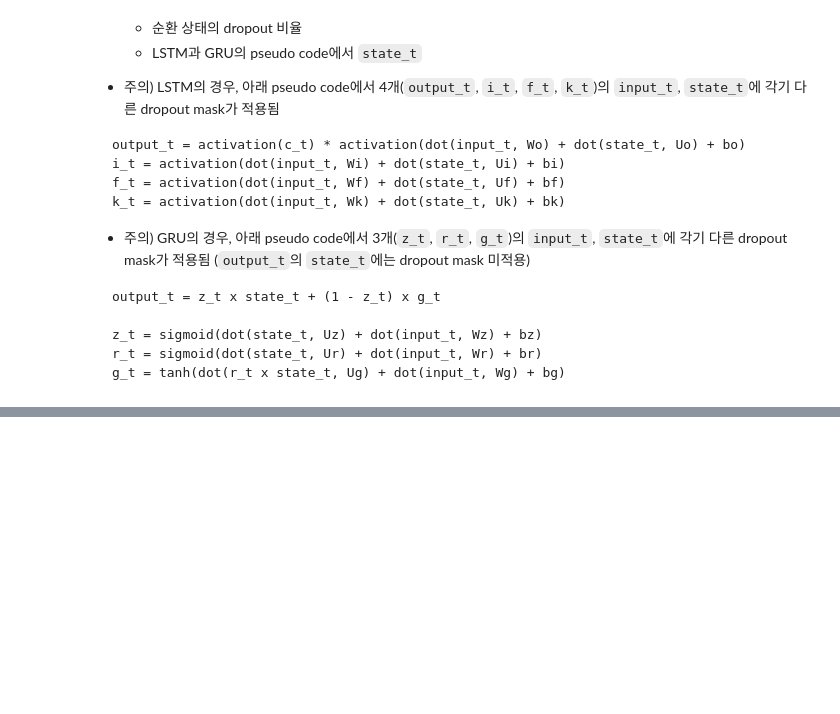
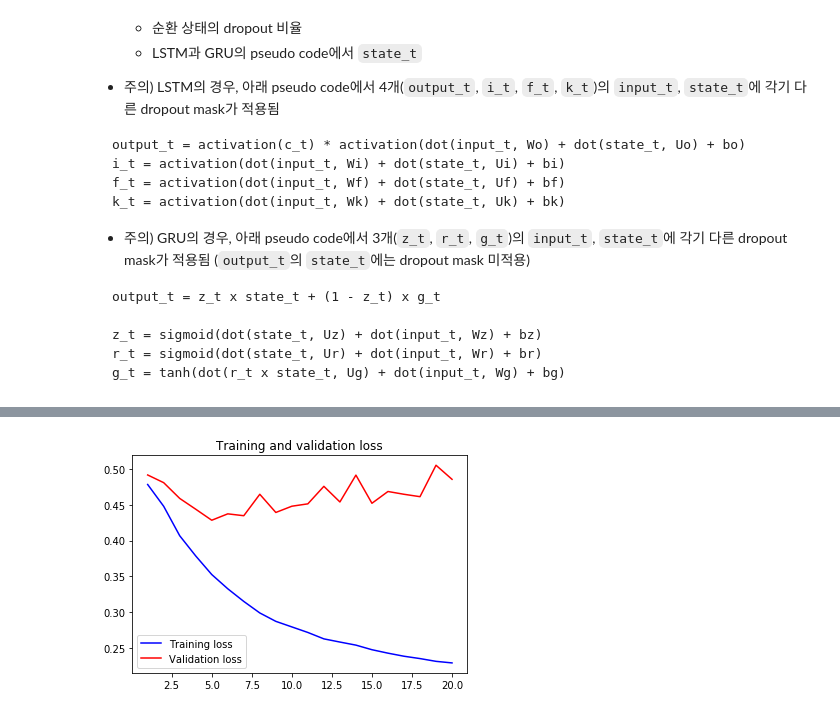
Before and after one commit to younnggsuk/DeepLearningWithPython, a Jupyter notebook: ch6/6_3_advanced_use_of_recurrent_neural_networks.ipynb, the cells around one changed output, grey strips where cells are left out. Saved outputs shown, nothing was run; the diff lists cells and outputs as text; code cells hidden in the pictures; blank space fills up the shorter version.

```diff
--- a/ch6/6_3_advanced_use_of_recurrent_neural_networks.ipynb
+++ b/ch6/6_3_advanced_use_of_recurrent_neural_networks.ipynb
@@ -496,0 +693,11 @@ plt.show()
+# %%
+# 6.3.5절의 첫 번째 순환 신경망 예제
+
+from tensorflow.keras import models, layers, optimizers
+
+model = models.Sequential()
+
+model.add(layers.GRU(32, input_shape=(None, float_data.shape[-1])))
+model.add(layers.Dense(1))
+
+model.summary()
@@ -496,0 +717,10 @@ plt.show()
+# %%
+model.compile(optimizer=optimizers.RMSprop(), loss='mae')
+
+# train_gen -> reverse_train_gen
+# test_gen -> reverse_test_gen
+history = model.fit(reverse_train_gen,
+                    steps_per_epoch=500,
+                    epochs=20,
+                    validation_data=reverse_val_gen,
+                    validation_steps=val_steps)
@@ -496,0 +745,16 @@ plt.show()
+# %%
+import matplotlib.pyplot as plt
+
+loss = history.history['loss']
+val_loss = history.history['val_loss']
+
+epochs = range(1, len(loss)+1)
+
+plt.plot(epochs, loss, 'b', label='Training loss')
+plt.plot(epochs, val_loss, 'r', label='Validation loss')
+plt.title("Training and validation loss")
+plt.legend()
+
+plt.show()
+# %% [output]
+[figure, added]
```
Also changed, not shown: parts of 42 cells of this notebook, 1 other file.
